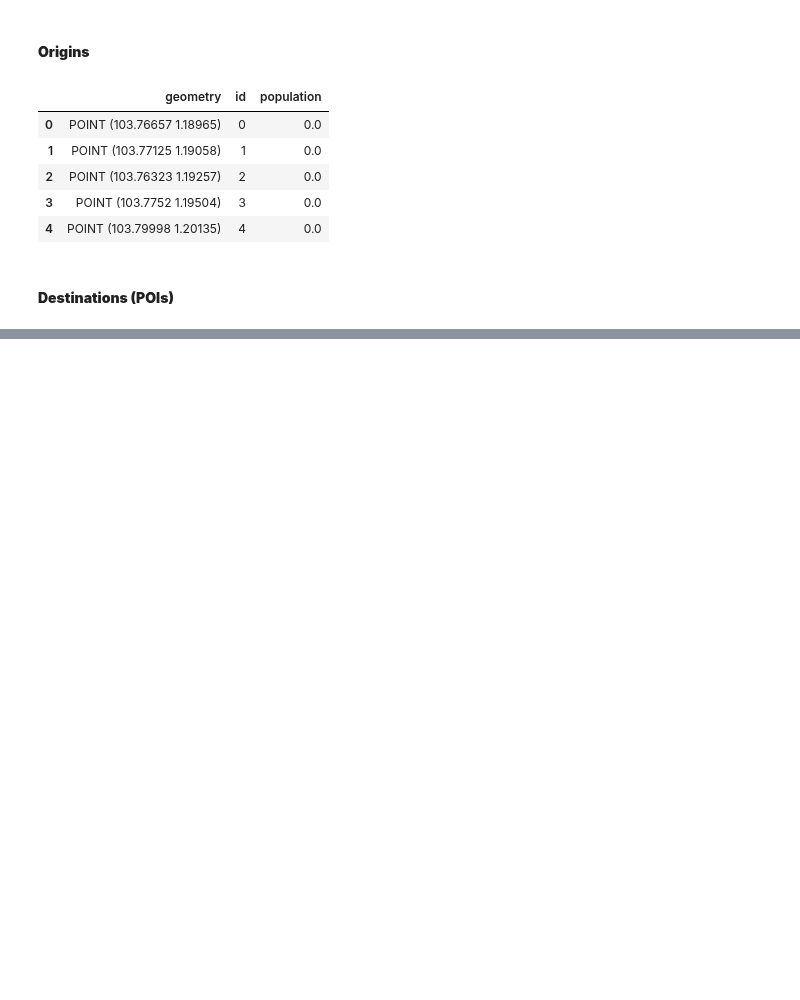
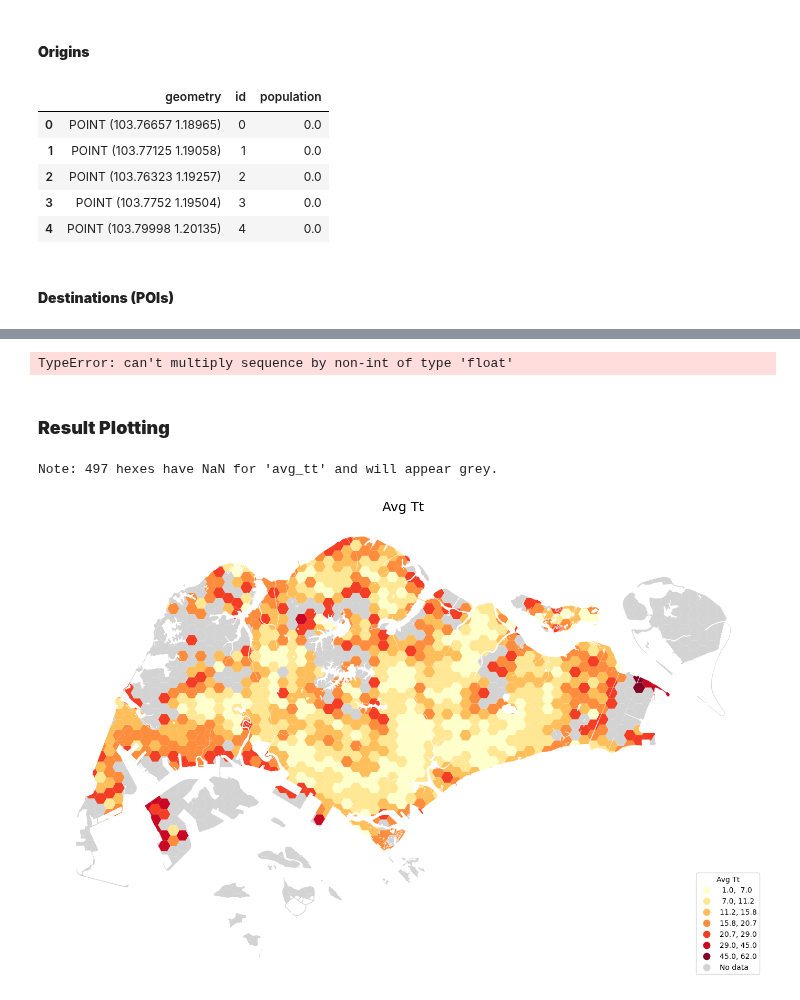
Before and after one commit to giucu/Amenity-Accessibility-Index, a Jupyter notebook: singaport.ipynb, the cells around one changed output, grey strips where cells are left out. Cells and saved outputs as stored; diff of their text form; code cells hidden in the pictures; blank space fills up the shorter version.

```diff
--- a/singaport.ipynb
+++ b/singaport.ipynb
@@ -69,0 +92,13 @@ origins.head(5)
+# %%
+essentials = destinations[destinations['amenity class'].isin(categories)]
+# %%
+travel_time_matrix = r5.TravelTimeMatrix(
+    tn,
+    origins=origins,
+    destinations=essentials,
+    transport_modes=[r5.TransportMode.TRANSIT, r5.TransportMode.WALK],
+    max_time=timedelta(minutes=25) #CUTOFF
+)
+# %%
+min_tt_wide = min_travel_time(travel_time_matrix, essentials)
+min_tt_wide.head(10)
@@ -69,0 +165,27 @@ origins.head(5)
+# %%
+def compute_gravity_scores(travel_time_matrix, beta=0.1, id_col="from_id"):
+    tt = travel_time_matrix.copy()
+    value_cols = [c for c in tt.columns if c != id_col]
+
+    # apply exponential decay to all travel time columns, NaN → 0 (unreachable = no contribution)
+    decayed = tt[value_cols].apply(lambda col: np.exp(-beta * col)).fillna(0)
+
+    result = tt[[id_col]].copy()
+    result["gravity_score"] = decayed.sum(axis=1)
+    return result
+
+gravity = compute_gravity_scores(travel_time_matrix, beta=0.0644)
+gravity.head(5)
+# %% [output]
+TypeError: can't multiply sequence by non-int of type 'float'
+# %% [markdown]
+### **Result Plotting**
+# %%
+res = merge_geometry(min_tt_wide, grid)
+# %%
+#plot_hex_score(res, score_col="min_tt_food_and_drink", cmap="inferno")
+#plot_hex_score(res, score_col="n_unreachable_categories", cmap="Reds", scheme="EqualInterval", k=6)
+plot_hex_score(res, score_col="avg_tt", cmap="YlOrRd", scheme="NaturalBreaks", k=7)
+# %% [output]
+Note: 497 hexes have NaN for 'avg_tt' and will appear grey.
+[figure, added]
```
Also changed, not shown: parts of 8 cells of this notebook, 2 other files.
